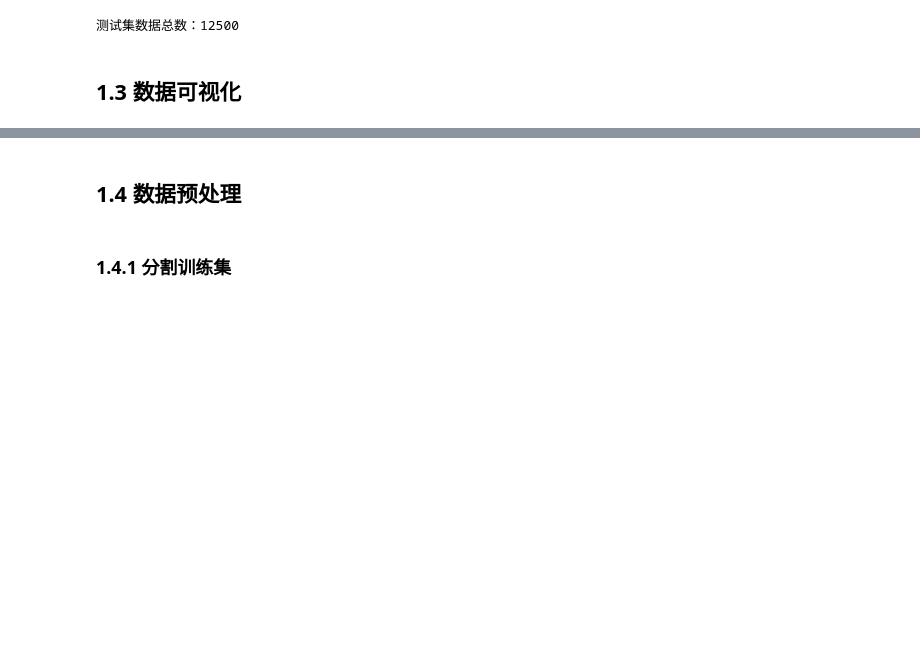
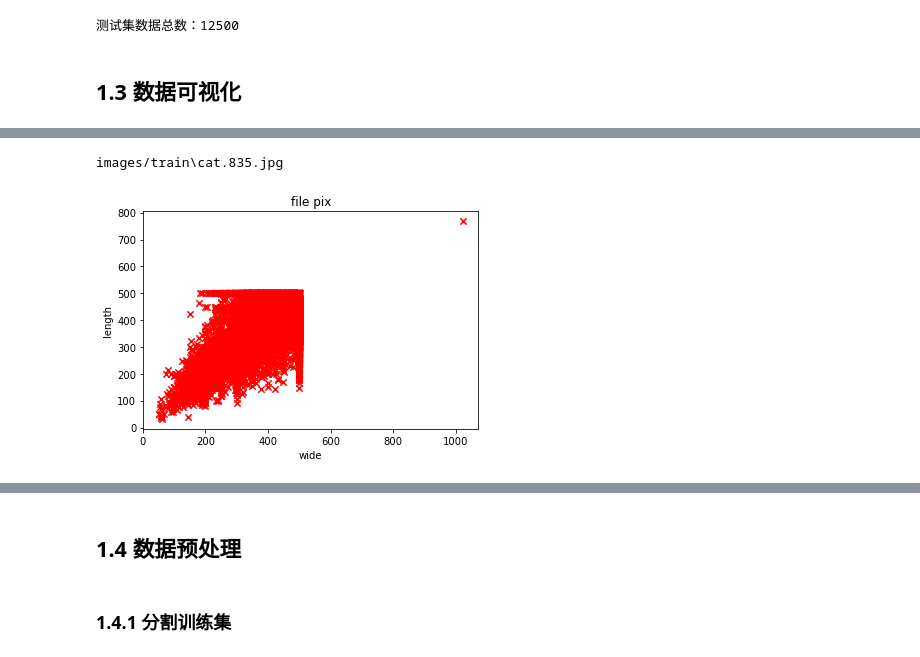
Before and after one commit to etangyushan/dog-vs-cat, a Jupyter notebook: Introduction.ipynb, the cells around one changed output, grey strips where cells are left out. Drawn from its saved outputs; the diff is of its cells as text; code cells hidden in the pictures; blank space fills up the shorter version.

```diff
--- a/Introduction.ipynb
+++ b/Introduction.ipynb
@@ -194,3 +254,8 @@ def show_filesize(paths):
+# %%
+show_filepix(cats_list)
+# %% [output]
+images/train\cat.835.jpg
+[figure, added]
 # %%
 # 训练数据集文件大小的分布
 show_filesize(trainall_file)
```
Also changed, not shown: parts of 33 cells of this notebook.
